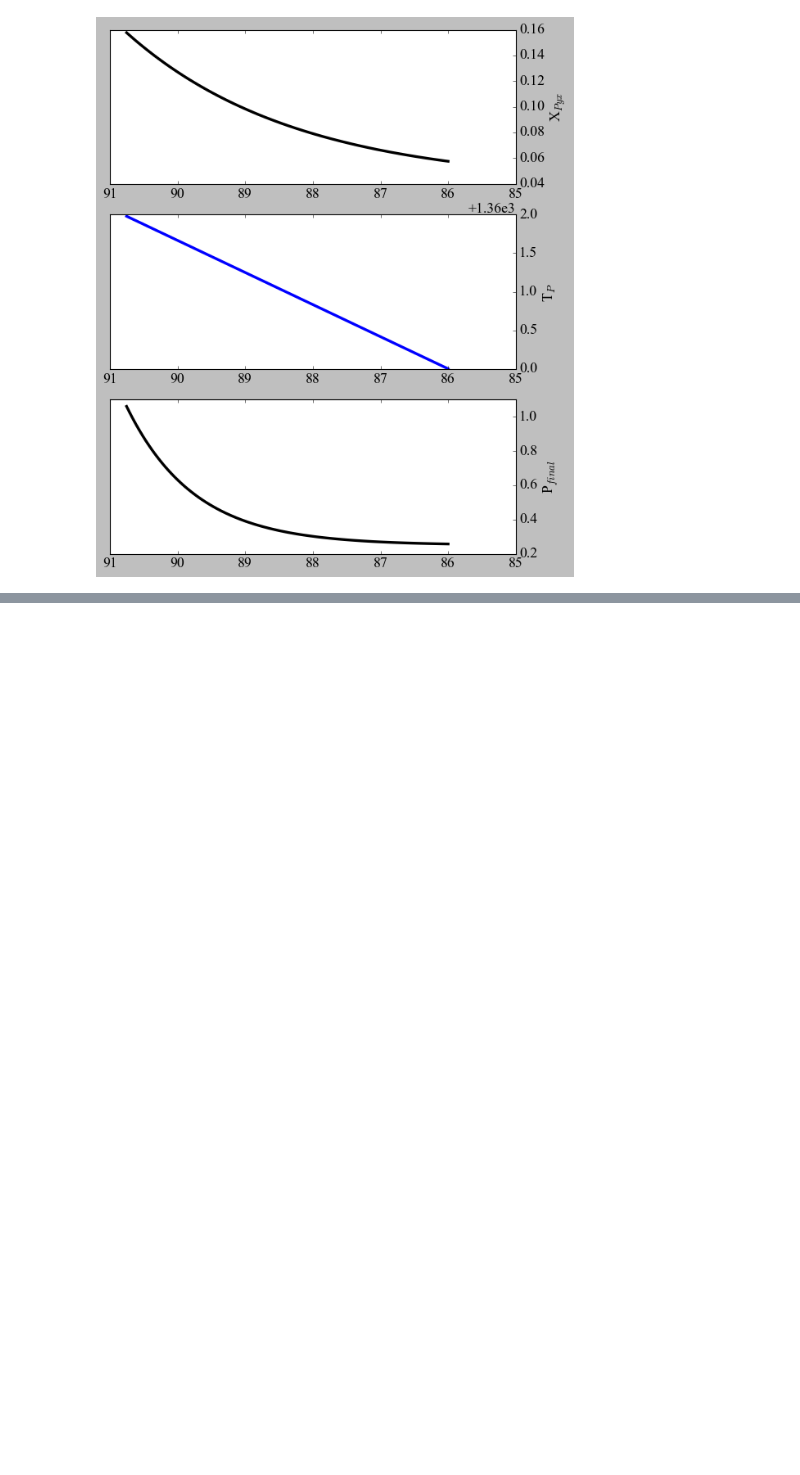
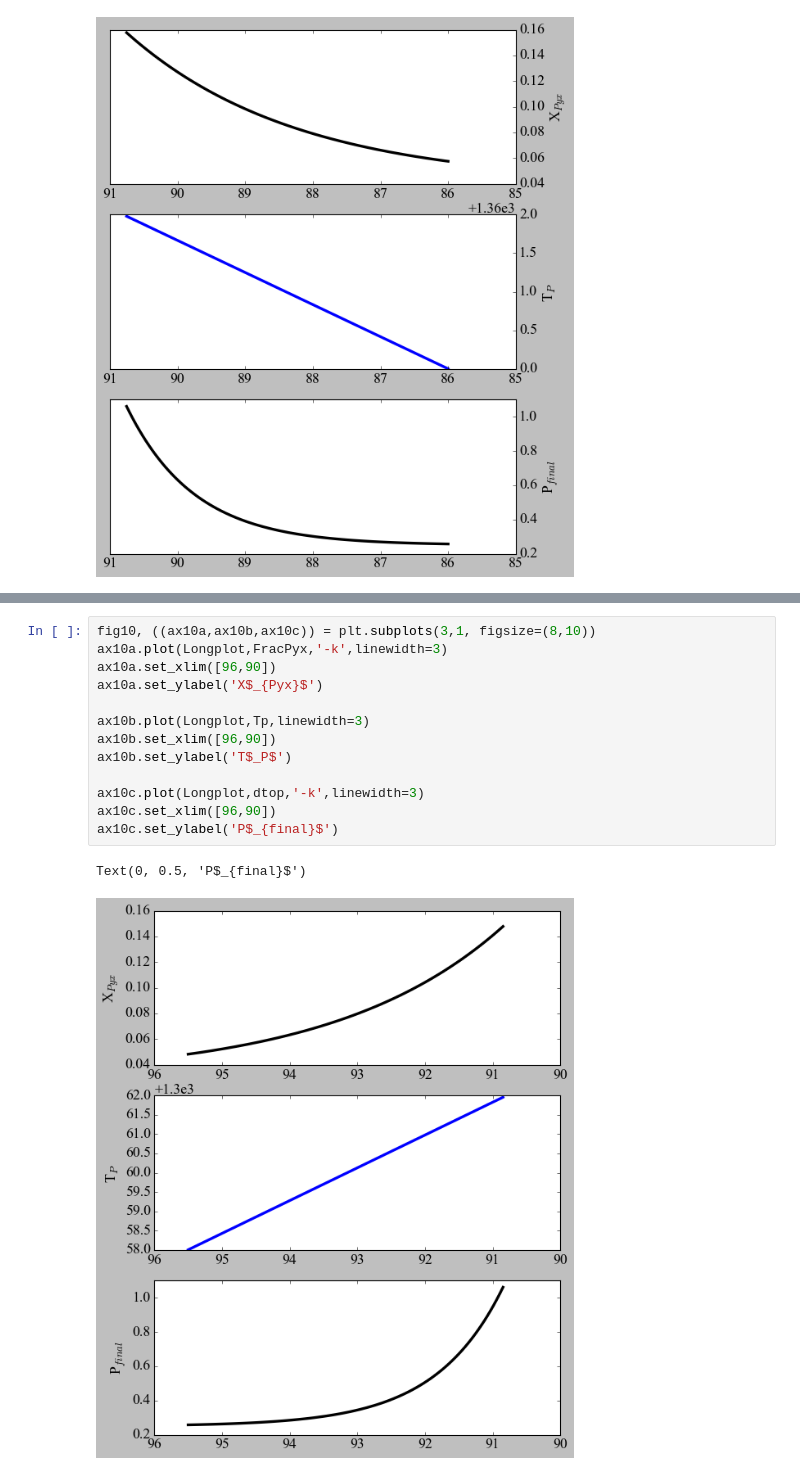
Before and after one commit to gleesonm1/GleesonGibson2021G3, a Jupyter notebook: Gleeson&Gibson2021G3-ForBinder.ipynb, the cells around one changed output, grey strips where cells are left out. Drawn from its saved outputs; the diff is of its cells as text; blank space fills up the shorter version.

```diff
--- a/Gleeson&Gibson2021G3-ForBinder.ipynb
+++ b/Gleeson&Gibson2021G3-ForBinder.ipynb
@@ -921,0 +1007,16 @@ ax8c.yaxis.tick_right()
+# %%
+fig10, ((ax10a,ax10b,ax10c)) = plt.subplots(3,1, figsize=(8,10))
+ax10a.plot(Longplot,FracPyx,'-k',linewidth=3)
+ax10a.set_xlim([96,90])
+ax10a.set_ylabel('X$_{Pyx}$')
+
+ax10b.plot(Longplot,Tp,linewidth=3)
+ax10b.set_xlim([96,90])
+ax10b.set_ylabel('T$_P$')
+
+ax10c.plot(Longplot,dtop,'-k',linewidth=3)
+ax10c.set_xlim([96,90])
+ax10c.set_ylabel('P$_{final}$')
+# %% [output]
+Text(0, 0.5, 'P$_{final}$')
+[figure, added]
```
Also changed, not shown: parts of 22 cells of this notebook.
